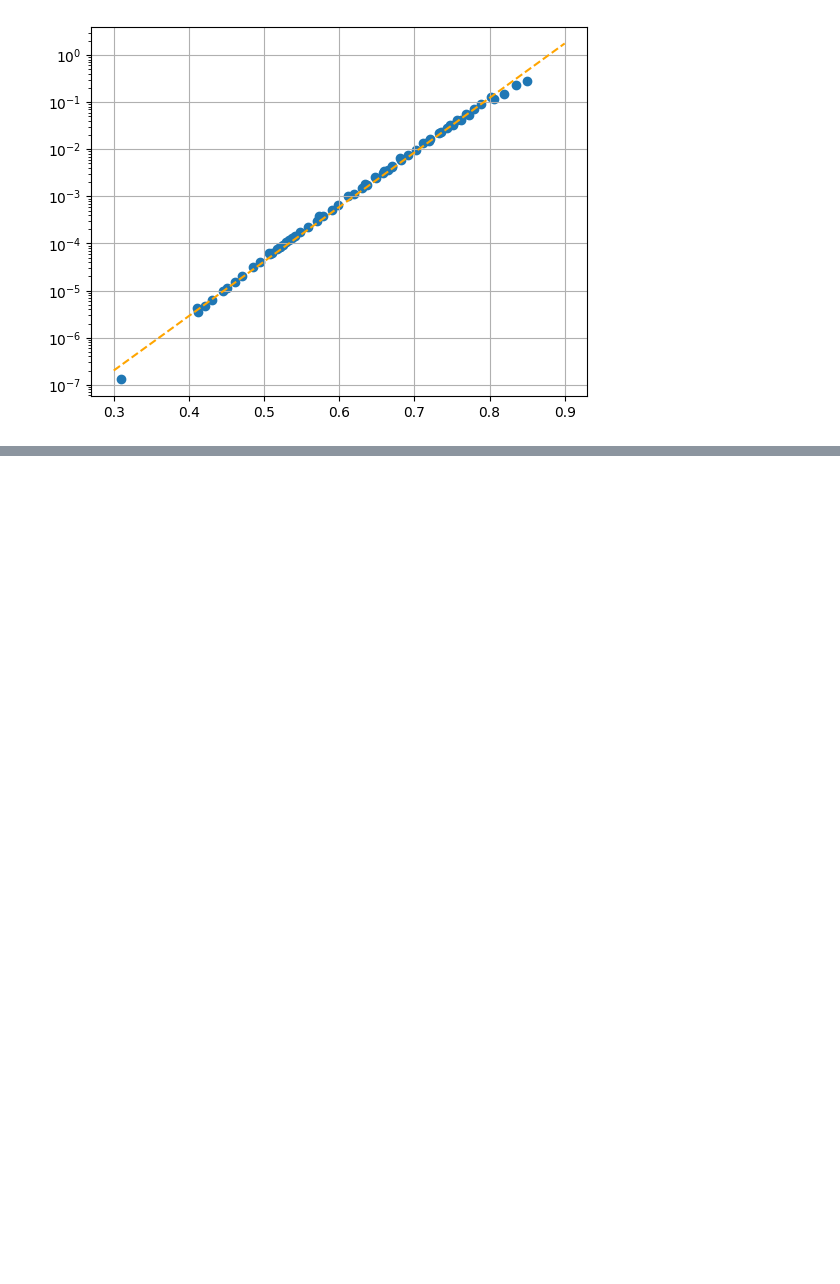
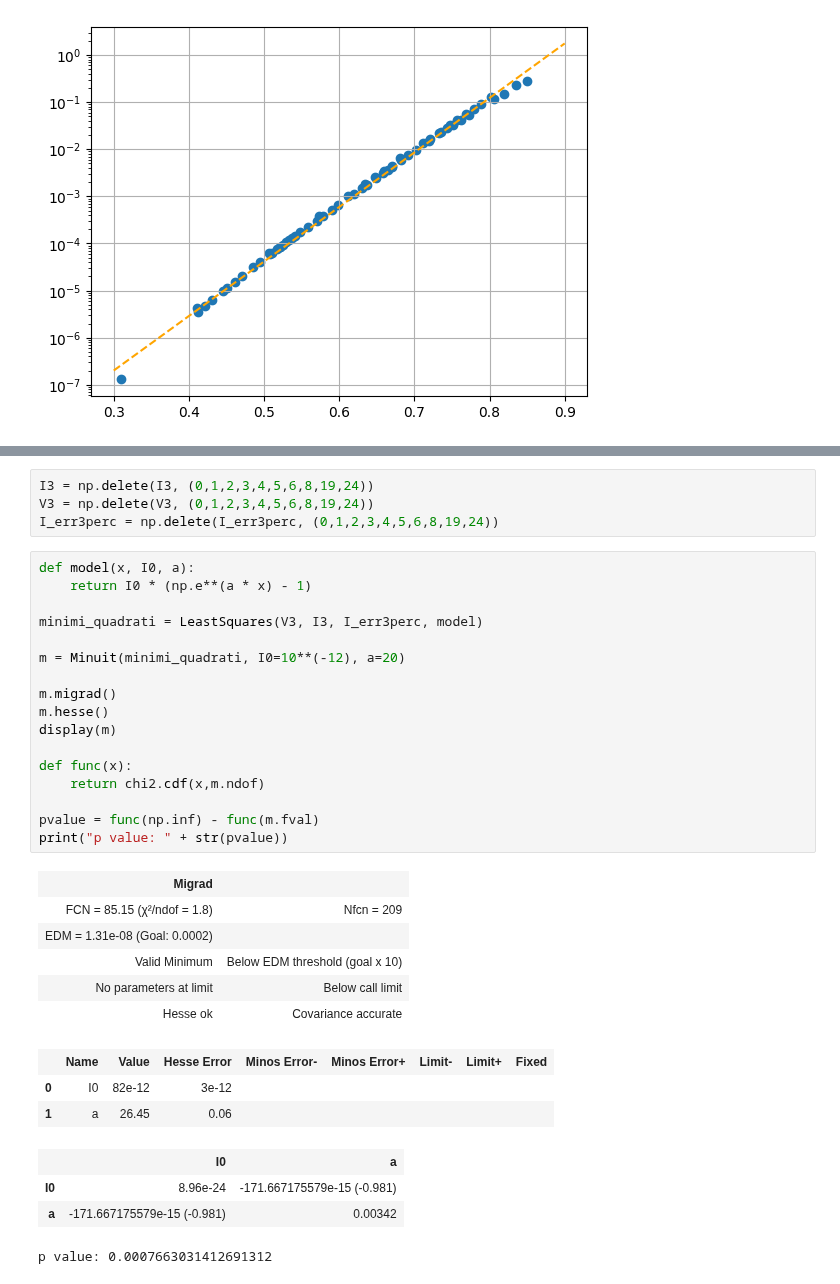
Before and after one commit to ARossiUnimib/Laboratorio-2---Gruppo-21-A.A.-2023-24, a Jupyter notebook: Notebooks/Circuiti 1/Circuiti_1.ipynb, the cells around one changed output, grey strips where cells are left out. Saved outputs shown, nothing was run; the diff lists cells and outputs as text; blank space fills up the shorter version.

```diff
--- a/Notebooks/Circuiti 1/Circuiti_1.ipynb
+++ b/Notebooks/Circuiti 1/Circuiti_1.ipynb
@@ -626,0 +675,35 @@ mostra_residui(I3, I_err3perc, model, m.values["I0"], m.values["a"], V3)
+# %%
+I3 = np.delete(I3, (0,1,2,3,4,5,6,8,19,24))
+V3 = np.delete(V3, (0,1,2,3,4,5,6,8,19,24))
+I_err3perc = np.delete(I_err3perc, (0,1,2,3,4,5,6,8,19,24))
+# %%
+def model(x, I0, a):
+    return I0 * (np.e**(a * x) - 1)
+
+minimi_quadrati = LeastSquares(V3, I3, I_err3perc, model)
+
+m = Minuit(minimi_quadrati, I0=10**(-12), a=20)
+
+m.migrad()
+m.hesse()
+display(m)
+
+def func(x):
+    return chi2.cdf(x,m.ndof)
+
+pvalue = func(np.inf) - func(m.fval)
+print("p value: " + str(pvalue))
+# %% [output]
+| Migrad |  |
+| FCN = 85.15 (χ²/ndof = 1.8) | Nfcn = 209 |
+| EDM = 1.31e-08 (Goal: 0.0002) |  |
+| Valid Minimum | Below EDM threshold (goal x 10) |
+| No parameters at limit | Below call limit |
+| Hesse ok | Covariance accurate |
+|  | Name | Value | Hesse Error | Minos Error- | Minos Error+ | Limit- | Limit+ | Fixed |
+| 0 | I0 | 82e-12 | 3e-12 |  |  |  |  |  |
+| 1 | a | 26.45 | 0.06 |  |  |  |  |  |
+|  | I0 | a |
+| I0 | 8.96e-24 | -171.667175579e-15 (-0.981) |
+| a | -171.667175579e-15 (-0.981) | 0.00342 |
+p value: 0.0007663031412691312
```
Also changed, not shown: parts of 11 cells of this notebook.
